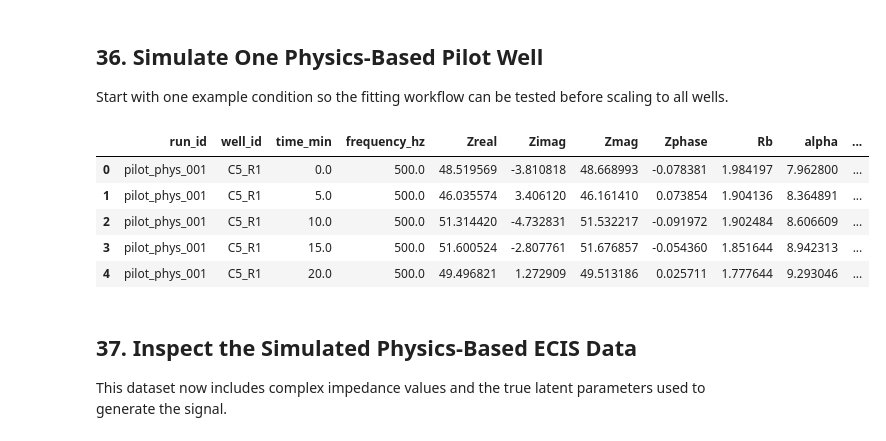
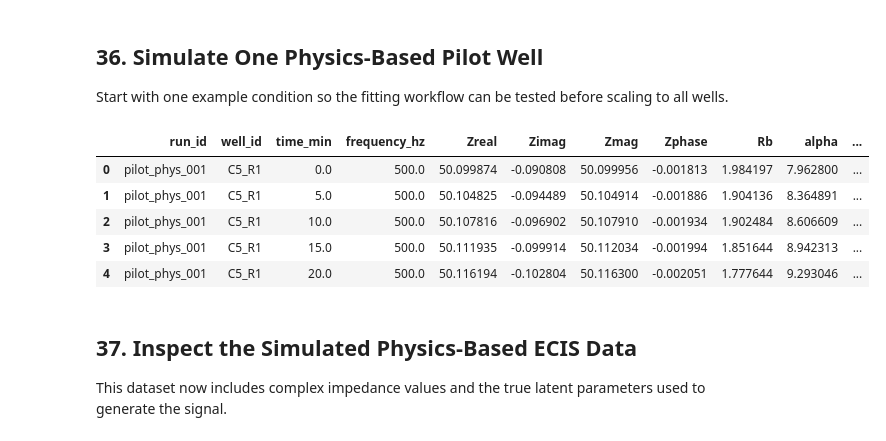
Before and after one commit to DanyaLeyva/ECIS-drug-timing-analysis, a Jupyter notebook: notebooks/ECIS_analysis.ipynb, the cells around one changed output. Saved outputs shown, nothing was run; the diff lists cells and outputs as text; code cells hidden in the pictures.

```diff
--- a/notebooks/ECIS_analysis.ipynb
+++ b/notebooks/ECIS_analysis.ipynb
@@ -839,21 +849,22 @@ Start with one example condition so the fitting workflow can be tested before sc
 # %%
 df_phys = simulate_ecis_physics_run(
      run_id="pilot_phys_001",
     well_id="C5_R1",
     dose_A=10,
     dose_B=10,
     lag_hr=6,
     order="A_then_B",
+    noise_sd = 0,
     random_state=101
 )
 df_phys.head()
 # %% [output]
 |  | run_id | well_id | time_min | frequency_hz | Zreal | Zimag | Zmag | Zphase | Rb | alpha | ... |
-| 0 | pilot_phys_001 | C5_R1 | 0.0 | 500.0 | 48.519569 | -3.810818 | 48.668993 | -0.078381 | 1.984197 | 7.962800 | ... |
-| 1 | pilot_phys_001 | C5_R1 | 5.0 | 500.0 | 46.035574 | 3.406120 | 46.161410 | 0.073854 | 1.904136 | 8.364891 | ... |
-| 2 | pilot_phys_001 | C5_R1 | 10.0 | 500.0 | 51.314420 | -4.732831 | 51.532217 | -0.091972 | 1.902484 | 8.606609 | ... |
-| 3 | pilot_phys_001 | C5_R1 | 15.0 | 500.0 | 51.600524 | -2.807761 | 51.676857 | -0.054360 | 1.851644 | 8.942313 | ... |
-| 4 | pilot_phys_001 | C5_R1 | 20.0 | 500.0 | 49.496821 | 1.272909 | 49.513186 | 0.025711 | 1.777644 | 9.293046 | ... |
+| 0 | pilot_phys_001 | C5_R1 | 0.0 | 500.0 | 50.099874 | -0.090808 | 50.099956 | -0.001813 | 1.984197 | 7.962800 | ... |
+| 1 | pilot_phys_001 | C5_R1 | 5.0 | 500.0 | 50.104825 | -0.094489 | 50.104914 | -0.001886 | 1.904136 | 8.364891 | ... |
+| 2 | pilot_phys_001 | C5_R1 | 10.0 | 500.0 | 50.107816 | -0.096902 | 50.107910 | -0.001934 | 1.902484 | 8.606609 | ... |
+| 3 | pilot_phys_001 | C5_R1 | 15.0 | 500.0 | 50.111935 | -0.099914 | 50.112034 | -0.001994 | 1.851644 | 8.942313 | ... |
+| 4 | pilot_phys_001 | C5_R1 | 20.0 | 500.0 | 50.116194 | -0.102804 | 50.116300 | -0.002051 | 1.777644 | 9.293046 | ... |
 # %% [markdown]
 ## 37. Inspect the Simulated Physics-Based ECIS Data
 This dataset now includes complex impedance values and the true latent parameters used to generate the signal.
```
Also changed, not shown: parts of 34 cells of this notebook.
